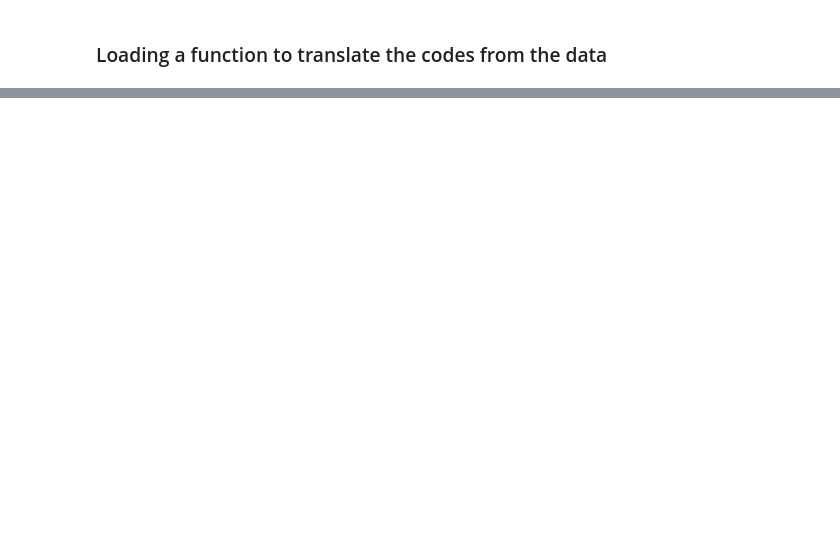
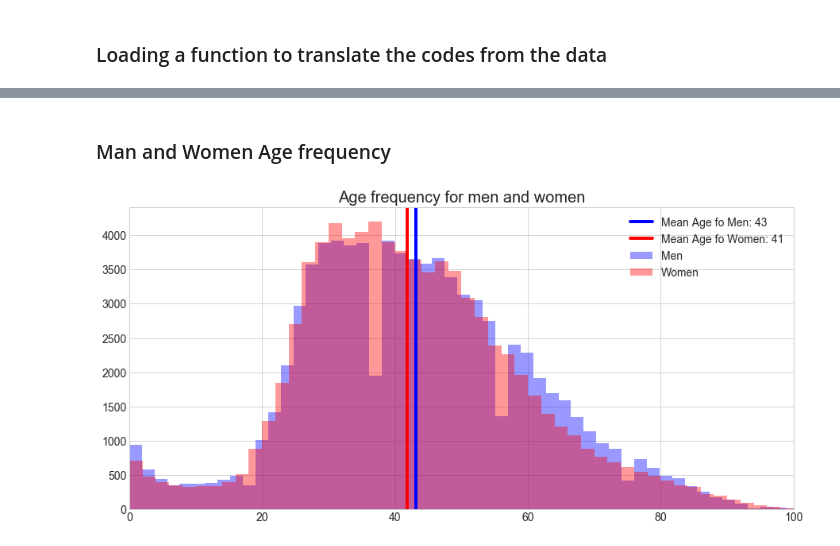
Before and after one commit to mesielepush/Covid19-Mexico-Data-Analysis-Jupyter-Notebook, a Jupyter notebook: MexicoCovidDescriptiveGeneral.ipynb, the cells around one changed output, grey strips where cells are left out. Saved outputs shown, nothing was run; the diff lists cells and outputs as text; code cells hidden in the pictures; blank space fills up the shorter version.

```diff
--- a/MexicoCovidDescriptiveGeneral.ipynb
+++ b/MexicoCovidDescriptiveGeneral.ipynb
@@ -338,0 +410,17 @@ patient_data_keys('sector',key=None)
+# %% [markdown]
+### Man and Women Age frequency
+# %%
+men.age.hist(bins=60,alpha=0.4,label='Men',color='b')
+plt.axvline(x=men.age.mean(),linewidth=4, color='b',label=f'Mean Age fo Men: {int(men["age"].mean())}')
+women.age.hist(bins=60,alpha=0.4,label='Women',color='r')
+plt.axvline(x=women.age.mean(),linewidth=4, color='r',label=f'Mean Age fo Women: {int(women["age"].mean())}')
+
+plt.title('Age frequency for men and women',fontsize=20)
+plt.xlim(0,100)
+plt.xticks(fontsize=14)
+plt.yticks(fontsize=14)
+
+plt.legend(fontsize=14)
+plt.show();
+# %% [output]
+[figure, added]
```
Also changed, not shown: parts of 23 cells of this notebook, 1 other file.
